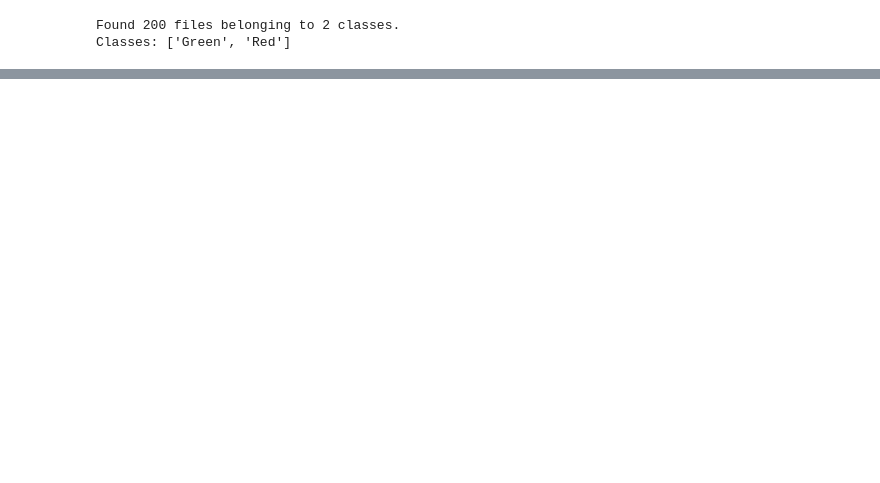
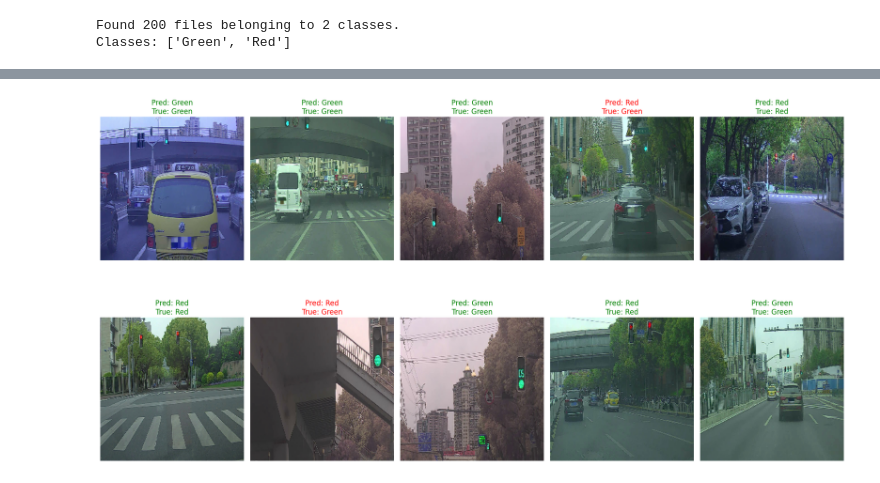
Before and after one commit to ivan-block/Traffic-signs-classification, a Jupyter notebook: traffic.ipynb, the cells around one changed output, grey strips where cells are left out. Drawn from its saved outputs; the diff is of its cells as text; code cells hidden in the pictures; blank space fills up the shorter version.

```diff
--- a/traffic.ipynb
+++ b/traffic.ipynb
@@ -225,0 +245,10 @@ plt.show()
+# %%
+print("\nMaking predictions on a batch from the test dataset:")
+for images, labels in test_ds.take(1):
+    predictions = model.predict(images)
+
+    for i in range(len(labels)):
+        predicted_class_idx = (predictions[i] > 0.5).astype(int)[0]
+        predicted_label = class_names[predicted_class_idx]
+        true_label = class_names[labels[i].numpy()]
+        print(f"Image {i+1}: Predicted: {predicted_label}, True: {true_label}")
@@ -225,0 +273,25 @@ plt.show()
+# %%
+num_images_to_display = 10 # You can change this number
+
+plt.figure(figsize=(18, 48))
+
+# Take one batch from the test_ds
+for images, labels in test_ds.take(1):
+    predictions = model.predict(images, verbose=0)
+
+    for i in range(num_images_to_display):
+        plt.subplot(num_images_to_display, 5, i + 1) # Adjust subplot grid dynamically
+        plt.imshow(images[i].numpy())
+
+        predicted_class_idx = (predictions[i] > 0.5).astype(int)[0]
+        predicted_label = class_names[predicted_class_idx]
+        true_label = class_names[labels[i].numpy()]
+
+        color = "green" if predicted_label == true_label else "red"
+        plt.title(f"Pred: {predicted_label}\nTrue: {true_label}", color=color)
+        plt.axis("off")
+
+plt.tight_layout()
+plt.show()
+# %% [output]
+[figure, added]
```
Also changed, not shown: parts of 17 cells of this notebook.
